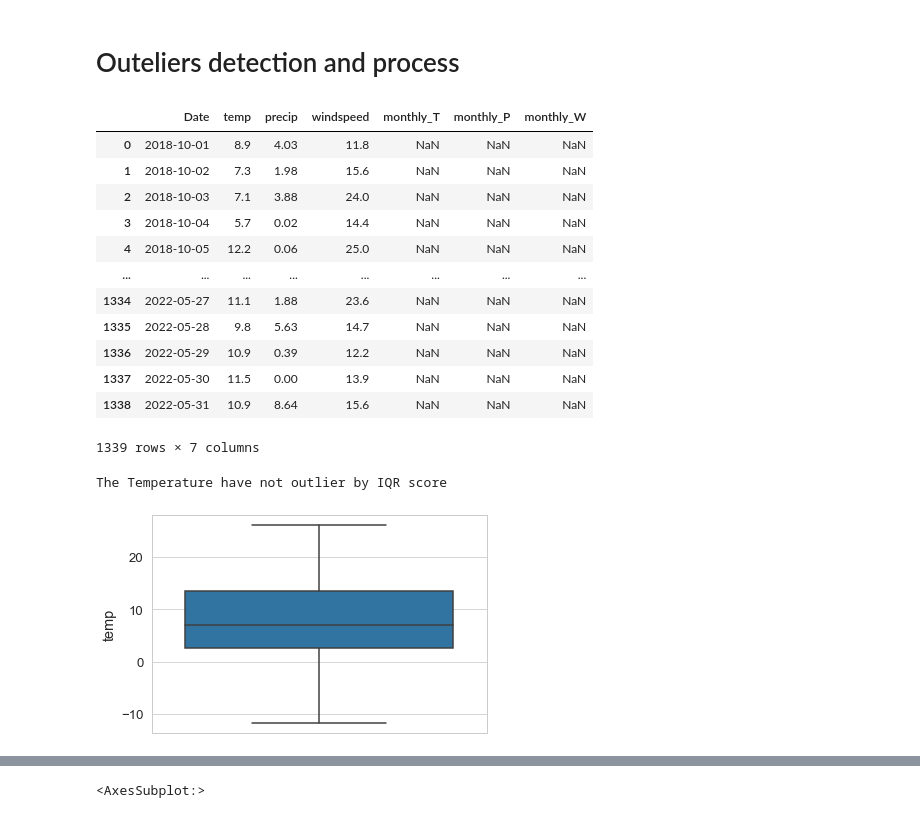
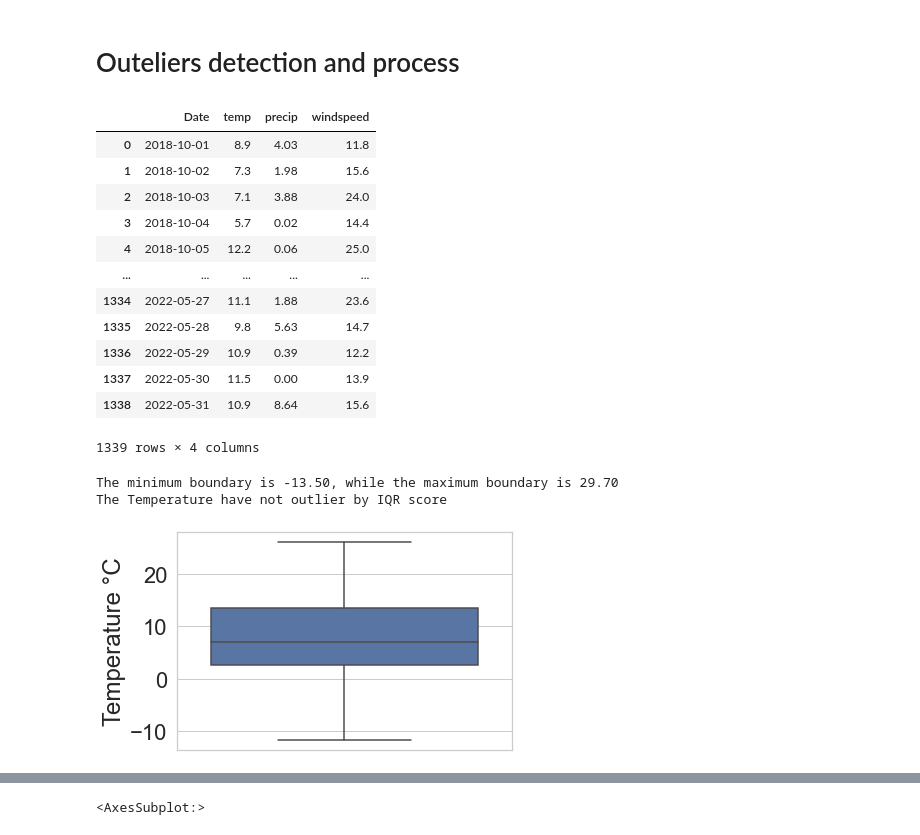
Before and after one commit to hcy0523/UCL-ELEC0054, a Jupyter notebook: 2.Data preparation.ipynb, the cells around one changed output, grey strips where cells are left out. Drawn from its saved outputs; the diff is of its cells as text; code cells hidden in the pictures.

```diff
--- a/2.Data preparation.ipynb
+++ b/2.Data preparation.ipynb
@@ -421,21 +488,21 @@ Weather=Weather.reset_index()
 weather=weather.reset_index()
 Weather=pd.merge(weather,Weather,how='outer')
 # %%
-Weather
+weather
 # %% [output]
-|  | Date | temp | precip | windspeed | monthly_T | monthly_P | monthly_W |
-| 0 | 2018-10-01 | 8.9 | 4.03 | 11.8 | NaN | NaN | NaN |
-| 1 | 2018-10-02 | 7.3 | 1.98 | 15.6 | NaN | NaN | NaN |
-| 2 | 2018-10-03 | 7.1 | 3.88 | 24.0 | NaN | NaN | NaN |
-| 3 | 2018-10-04 | 5.7 | 0.02 | 14.4 | NaN | NaN | NaN |
-| 4 | 2018-10-05 | 12.2 | 0.06 | 25.0 | NaN | NaN | NaN |
-| ... | ... | ... | ... | ... | ... | ... | ... |
-| 1334 | 2022-05-27 | 11.1 | 1.88 | 23.6 | NaN | NaN | NaN |
-| 1335 | 2022-05-28 | 9.8 | 5.63 | 14.7 | NaN | NaN | NaN |
-| 1336 | 2022-05-29 | 10.9 | 0.39 | 12.2 | NaN | NaN | NaN |
-| 1337 | 2022-05-30 | 11.5 | 0.00 | 13.9 | NaN | NaN | NaN |
-| 1338 | 2022-05-31 | 10.9 | 8.64 | 15.6 | NaN | NaN | NaN |
+|  | Date | temp | precip | windspeed |
+| 0 | 2018-10-01 | 8.9 | 4.03 | 11.8 |
+| 1 | 2018-10-02 | 7.3 | 1.98 | 15.6 |
+| 2 | 2018-10-03 | 7.1 | 3.88 | 24.0 |
+| 3 | 2018-10-04 | 5.7 | 0.02 | 14.4 |
+| 4 | 2018-10-05 | 12.2 | 0.06 | 25.0 |
+| ... | ... | ... | ... | ... |
+| 1334 | 2022-05-27 | 11.1 | 1.88 | 23.6 |
+| 1335 | 2022-05-28 | 9.8 | 5.63 | 14.7 |
+| 1336 | 2022-05-29 | 10.9 | 0.39 | 12.2 |
+| 1337 | 2022-05-30 | 11.5 | 0.00 | 13.9 |
+| 1338 | 2022-05-31 | 10.9 | 8.64 | 15.6 |
-1339 rows × 7 columns
+1339 rows × 4 columns
 # %%
 def find_outlier(outlier_dataset:pd.DataFrame, option:str):
     Q1 = np.quantile(outlier_dataset,0.25)
@@ -443,19 +510,23 @@ def find_outlier(outlier_dataset:pd.DataFrame, option:str):
     IQR = Q3-Q1
     Minimum = Q1-1.5*IQR
     Maximum = Q3+1.5*IQR
-
+    print('The minimum boundary is %.2f, while the maximum boundary is %.2f' %(Minimum,Maximum))
     # find values that meets the conditions: (outlier_dataset<Minimum) or (outlier_dataset>Maximum)
     outlier_by_IQR_Score=outlier_dataset[(outlier_dataset<Minimum) | (outlier_dataset>Maximum)]
     if outlier_by_IQR_Score.empty ==True:
         print('The '+option+' have not outlier by IQR score')
     else:
         print('The '+option+' classified as outlier by IQR score:\r\n', outlier_by_IQR_Score)
-        print('The minimum threshold of'+option+':\r\n,The maximum threshold of'+option+':\r\n', Minimum,Maximum)
+
+    return outlier_by_IQR_Score
 # %%
 sns.boxplot(y=Weather.temp)
-find_outlier(Weather.temp, 'Temperature')
+plt.ylabel('Temperature °C')
+sns.set_context('notebook', font_scale=1.5, rc={'lines.linewidth':1.5})
+outlierT=find_outlier(Weather.temp, 'Temperature')
 # %% [output]
+The minimum boundary is -13.50, while the maximum boundary is 29.70
 The Temperature have not outlier by IQR score
-[figure, old version]
+[figure, new version]
 # %%
 sns.boxplot(y=Weather.precip)
```
Also changed, not shown: parts of 59 cells of this notebook, 16 other files.
